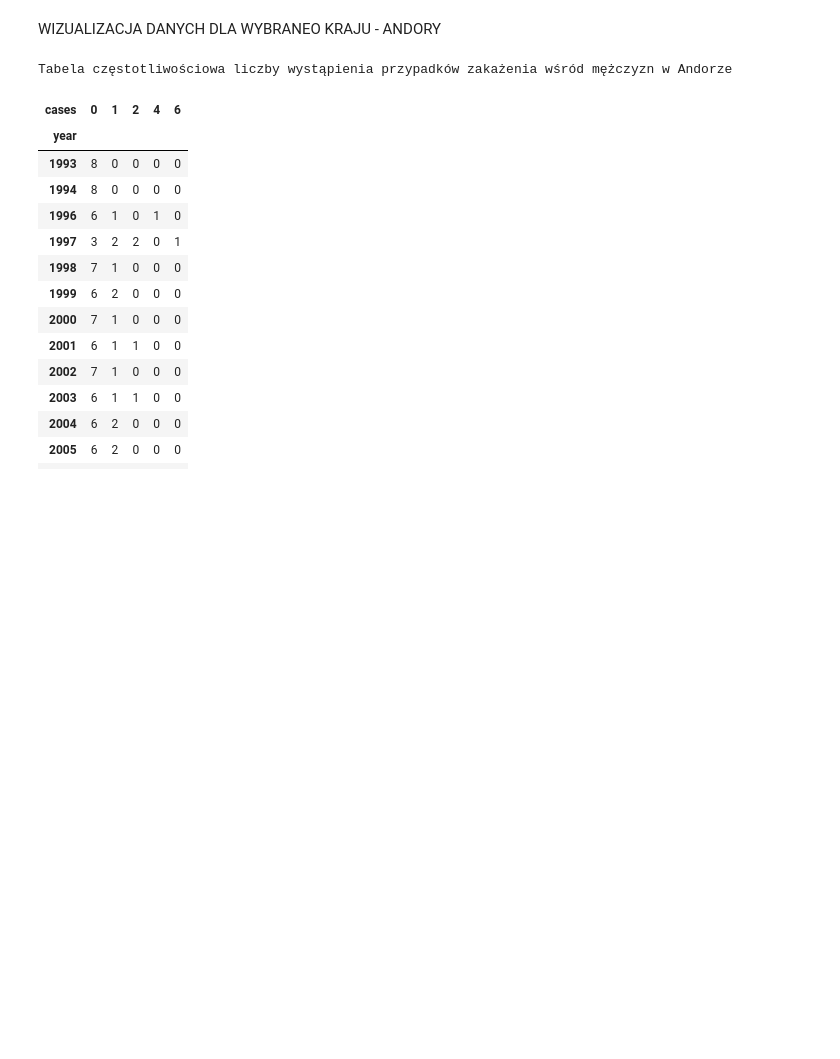
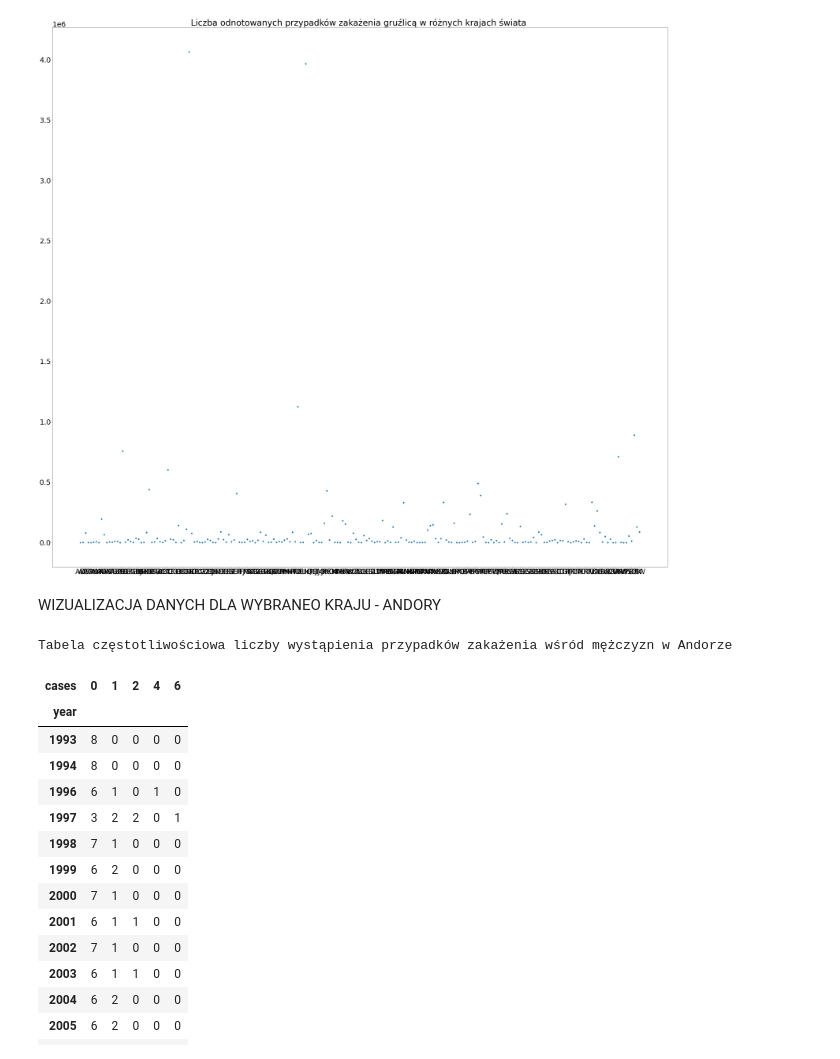
Before and after one commit to Julitaw/AiBD22_JulitaWojcik, a Jupyter notebook: Lab_5/Documents/DataAppendix.ipynb, the cells around one changed output. Saved outputs shown, nothing was run; the diff lists cells and outputs as text; code cells hidden in the pictures; blank space fills up the shorter version.

```diff
--- a/Lab_5/Documents/DataAppendix.ipynb
+++ b/Lab_5/Documents/DataAppendix.ipynb
@@ -3,6 +3,16 @@
 import pandas as pd
 import matplotlib.pyplot as plt
 data = pd.read_csv('tb-tidy.csv')
+# %%
+
+data_group = data.groupby(["iso2"]).cases.sum().reset_index()
+plt.figure(figsize=(50,45))
+plt.scatter( data_group["iso2"],data_group["cases"])
+plt.rcParams.update({'font.size': 32})
+plt.title("Liczba odnotowanych przypadków zakażenia gruźlicą w różnych krajach świata ")
+plt.show()
+# %% [output]
+[figure, added]
 # %% [markdown]
 WIZUALIZACJA DANYCH DLA WYBRANEO KRAJU - ANDORY
 # %%
```
